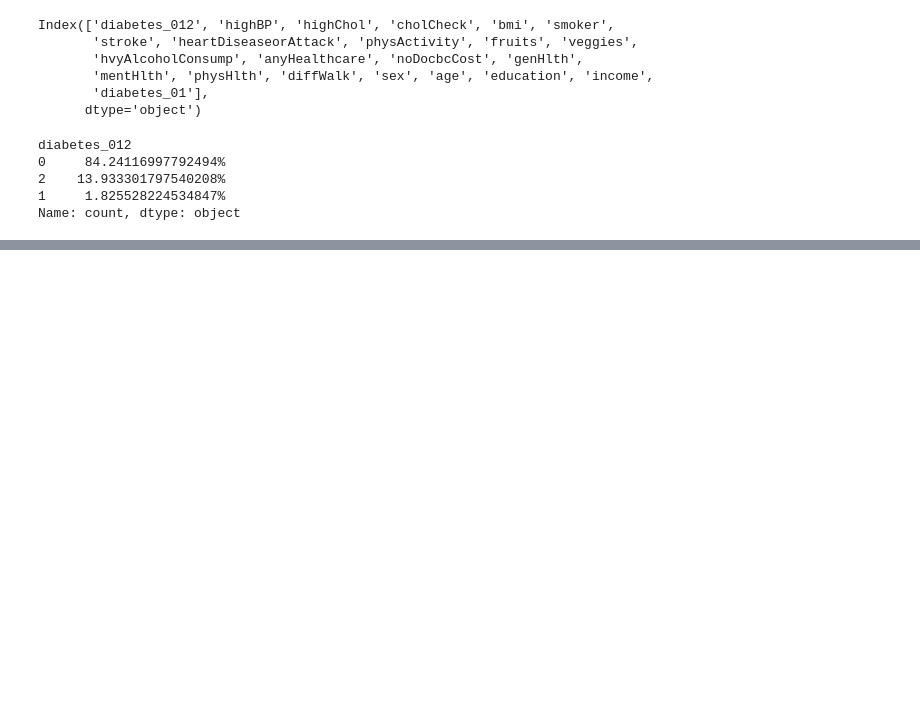
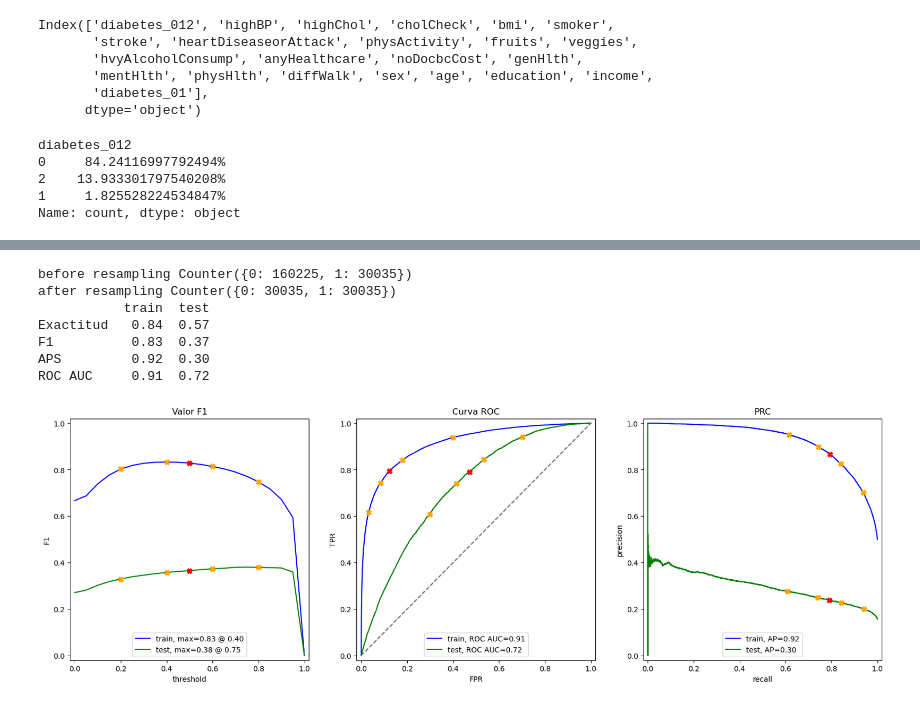
Before and after one commit to juanlt9905/machineLearning2025, a Jupyter notebook: balanceo.ipynb, the cells around one changed output, grey strips where cells are left out. Saved outputs shown, nothing was run; the diff lists cells and outputs as text; code cells hidden in the pictures; blank space fills up the shorter version.

```diff
--- a/balanceo.ipynb
+++ b/balanceo.ipynb
@@ -250,0 +276,20 @@ Name: count, dtype: float64
+# %%
+
+us = NearMiss()
+X_train_res, y_train_res = us.fit_resample(X_train, y_train)
+
+print ("before resampling {}".format(Counter(y_train)))
+print ("after resampling {}".format(Counter(y_train_res)))
+
+model = run_model(X_train_res, X_test, y_train_res, y_test)
+y_pred = model.predict(X_test)
+train_f1, test_f1 = evaluate_model(model, X_train_res, y_train_res, X_test, y_test)
+# %% [output]
+before resampling Counter({0: 160225, 1: 30035})
+after resampling Counter({0: 30035, 1: 30035})
+           train  test
+Exactitud   0.84  0.57
+F1          0.83  0.37
+APS         0.92  0.30
+ROC AUC     0.91  0.72
+[figure, added]
```
Also changed, not shown: parts of 18 cells of this notebook, 1 other file.
